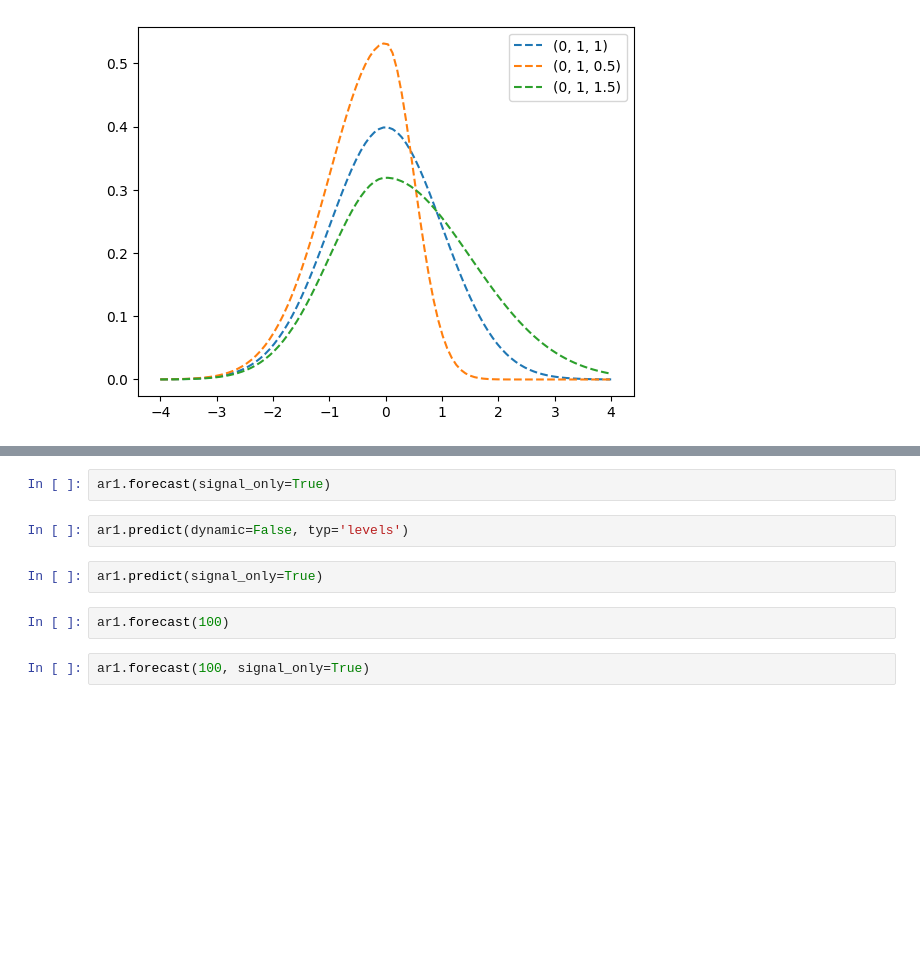
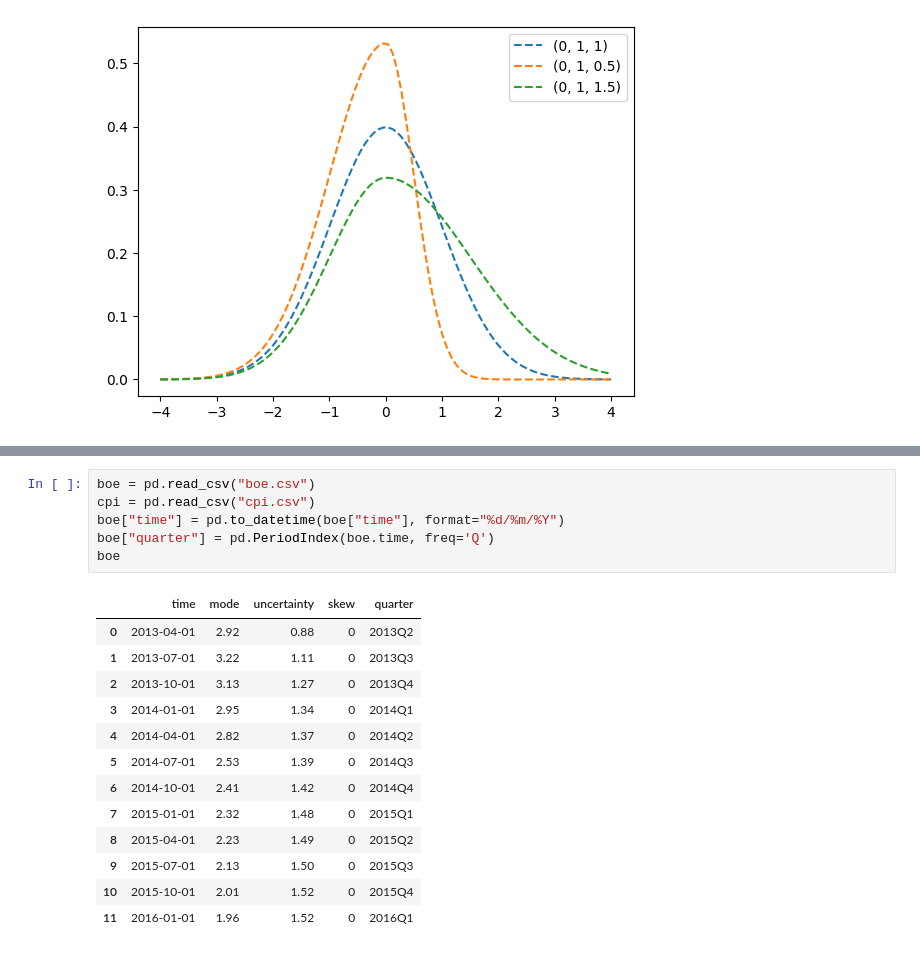
Before and after one commit to Vuong-Chu/Projects, a Jupyter notebook: Python/Econometrics/Fan_chart.ipynb, the cells around one changed output, grey strips where cells are left out. Cells and saved outputs as stored; diff of their text form; blank space fills up the shorter version.

```diff
--- a/Python/Econometrics/Fan_chart.ipynb
+++ b/Python/Econometrics/Fan_chart.ipynb
@@ -106,10 +87,20 @@ ar1.forecast()
-# %%
-ar1.forecast(signal_only=True)
-# %%
-ar1.predict(dynamic=False, typ='levels')
-# %%
-ar1.predict(signal_only=True)
-# %%
-ar1.forecast(100)
-# %%
-ar1.forecast(100, signal_only=True)
+# %%
+boe = pd.read_csv("boe.csv")
+cpi = pd.read_csv("cpi.csv")
+boe["time"] = pd.to_datetime(boe["time"], format="%d/%m/%Y")
+boe["quarter"] = pd.PeriodIndex(boe.time, freq='Q')
+boe
+# %% [output]
+|  | time | mode | uncertainty | skew | quarter |
+| 0 | 2013-04-01 | 2.92 | 0.88 | 0 | 2013Q2 |
+| 1 | 2013-07-01 | 3.22 | 1.11 | 0 | 2013Q3 |
+| 2 | 2013-10-01 | 3.13 | 1.27 | 0 | 2013Q4 |
+| 3 | 2014-01-01 | 2.95 | 1.34 | 0 | 2014Q1 |
+| 4 | 2014-04-01 | 2.82 | 1.37 | 0 | 2014Q2 |
+| 5 | 2014-07-01 | 2.53 | 1.39 | 0 | 2014Q3 |
+| 6 | 2014-10-01 | 2.41 | 1.42 | 0 | 2014Q4 |
+| 7 | 2015-01-01 | 2.32 | 1.48 | 0 | 2015Q1 |
+| 8 | 2015-04-01 | 2.23 | 1.49 | 0 | 2015Q2 |
+| 9 | 2015-07-01 | 2.13 | 1.50 | 0 | 2015Q3 |
+| 10 | 2015-10-01 | 2.01 | 1.52 | 0 | 2015Q4 |
+| 11 | 2016-01-01 | 1.96 | 1.52 | 0 | 2016Q1 |
```
Also changed, not shown: parts of 9 cells of this notebook.
